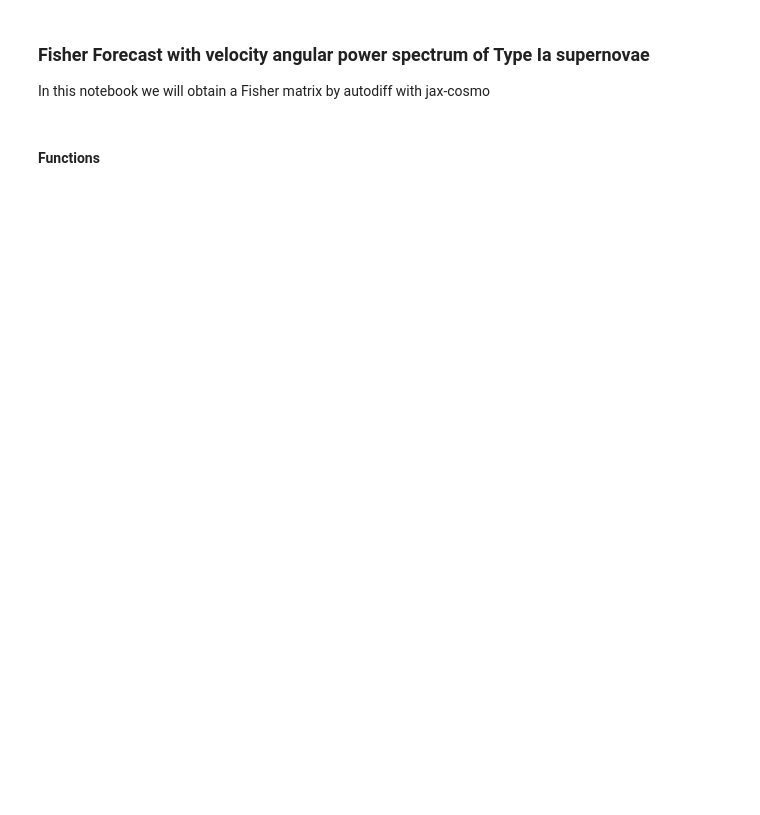
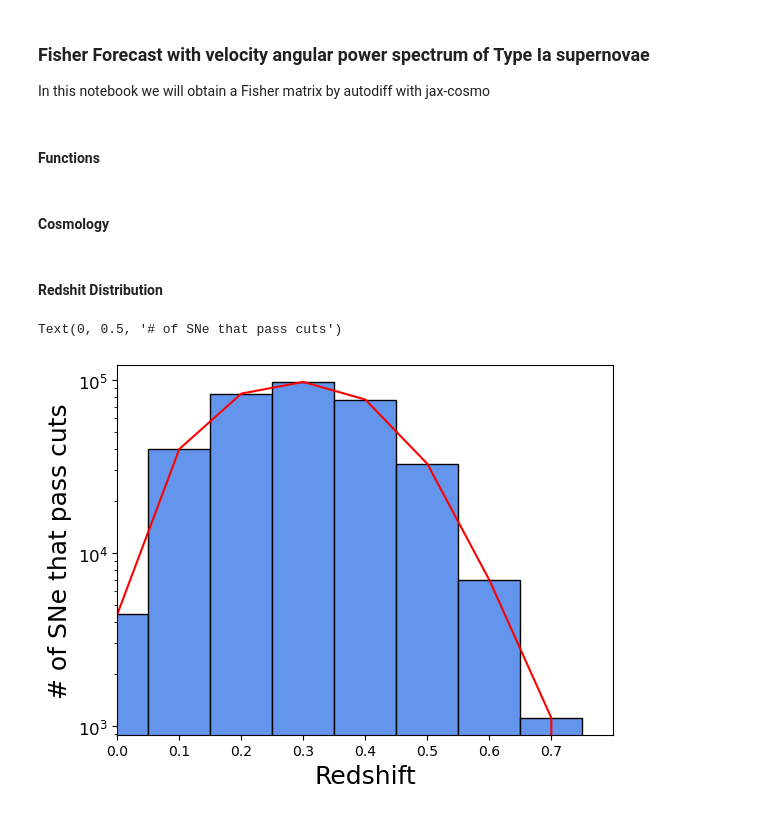
Before and after one commit to JoaoBoni/jax-cosmo-paper, a Jupyter notebook: notebooks/velocity_fisher.ipynb, the cells around one changed output. Drawn from its saved outputs; the diff is of its cells as text; code cells hidden in the pictures; blank space fills up the shorter version.

Commit message:
included the z distribution file and started to organize the probes and Cells computations part

```diff
--- a/notebooks/velocity_fisher.ipynb
+++ b/notebooks/velocity_fisher.ipynb
@@ -47,0 +51,2 @@ def plot_contours(fisher, pos,  nstd=1., ax=None, **kwargs):
+# %% [markdown]
+#### Cosmology
@@ -47,0 +56,30 @@ def plot_contours(fisher, pos,  nstd=1., ax=None, **kwargs):
+# %% [markdown]
+#### Redshit Distribution
+# %%
+#open file
+
+arquivo = open('/Users/joaopedrobonifacio/Documents/lib/python/Peculiar_Velocities_Cells/z_distribution.csv', 'r')
+data = pd.read_csv(arquivo, sep=',', header=0)
+
+z =[]
+spec_SNe =[]
+
+for i in data:
+    z.append(data['z'])
+    spec_SNe.append(data['spec_SNe'])
+
+z = np.array(z[0])
+spec_SNe = np.array(spec_SNe[0])
+
+#plt.figure(figsize=(12, 12))
+plt.bar(z, spec_SNe, color='cornflowerblue', alpha=1, width=0.1, edgecolor='k')
+plt.plot(z, spec_SNe, color='red')
+plt.xticks([0, .1, .2, .3, .4, .5, .6, .7])
+plt.xlim(0, 0.8)
+plt.yticks(fontsize=12)
+plt.yscale('log')
+plt.xlabel('Redshift', fontsize=18)
+plt.ylabel('# of SNe that pass cuts', fontsize=18)
+# %% [output]
+Text(0, 0.5, '# of SNe that pass cuts')
+[figure, added]
```
Also changed, not shown: parts of 7 cells of this notebook.
